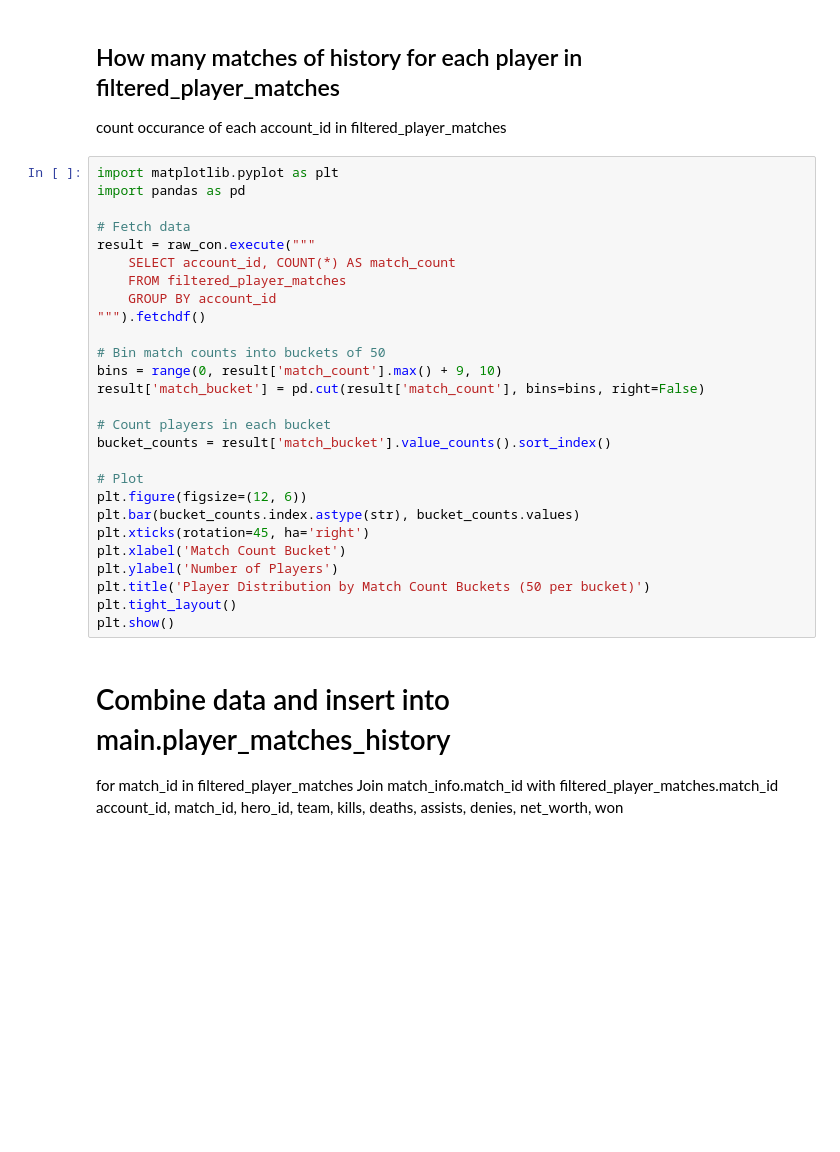
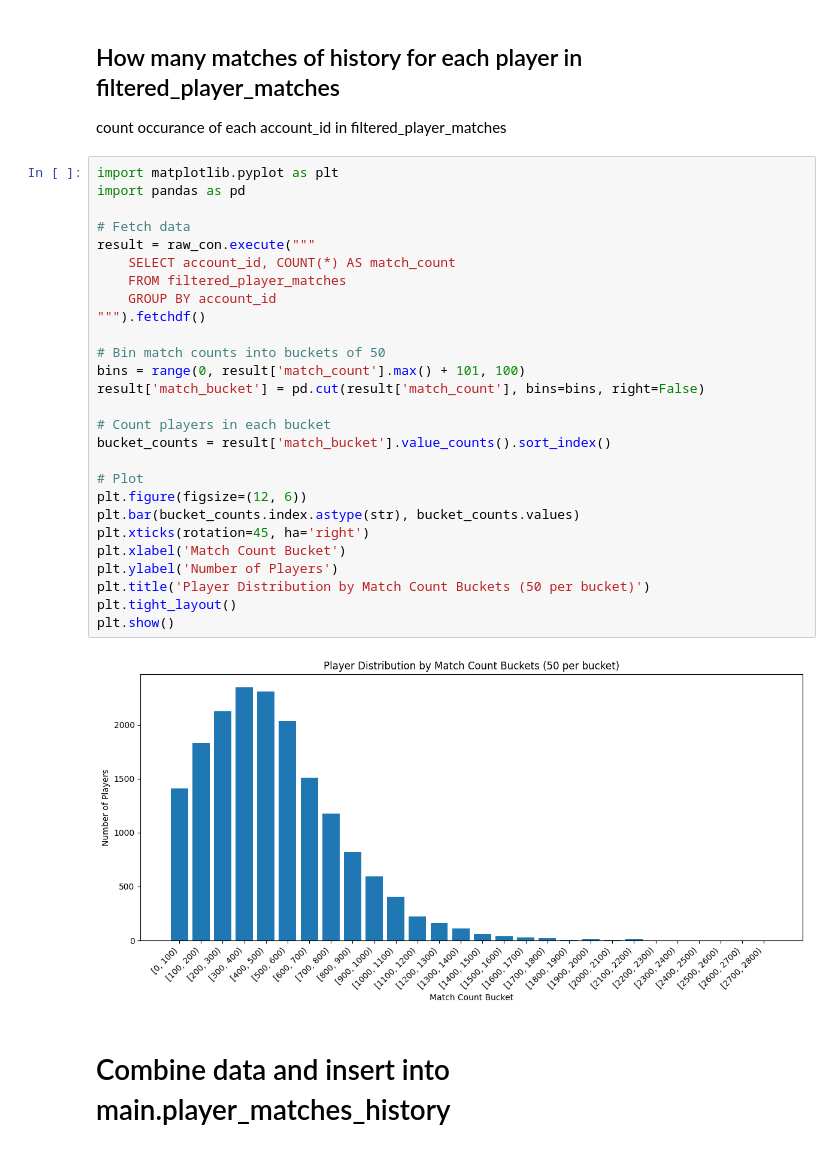
Before and after one commit to mwhittaker1/deadlock_match_prediction, a Jupyter notebook: sql_notebook.ipynb, the cells around one changed output. Cells and saved outputs as stored; diff of their text form; blank space fills up the shorter version.

Commit message:
completed player_match_history load.

```diff
--- a/sql_notebook.ipynb
+++ b/sql_notebook.ipynb
@@ -258,33 +315,31 @@ count occurance of each account_id in filtered_player_matches
 # %%
 import matplotlib.pyplot as plt
 import pandas as pd
 
 # Fetch data
 result = raw_con.execute("""
     SELECT account_id, COUNT(*) AS match_count
     FROM filtered_player_matches
     GROUP BY account_id
 """).fetchdf()
 
 # Bin match counts into buckets of 50
-bins = range(0, result['match_count'].max() + 9, 10)
+bins = range(0, result['match_count'].max() + 101, 100)
 result['match_bucket'] = pd.cut(result['match_count'], bins=bins, right=False)
 
 # Count players in each bucket
 bucket_counts = result['match_bucket'].value_counts().sort_index()
 
 # Plot
 plt.figure(figsize=(12, 6))
 plt.bar(bucket_counts.index.astype(str), bucket_counts.values)
 plt.xticks(rotation=45, ha='right')
 plt.xlabel('Match Count Bucket')
 plt.ylabel('Number of Players')
 plt.title('Player Distribution by Match Count Buckets (50 per bucket)')
 plt.tight_layout()
 plt.show()
+# %% [output]
+[figure, added]
 # %% [markdown]
 # Combine data and insert into main.player_matches_history
-for match_id in filtered_player_matches
-Join match_info.match_id with filtered_player_matches.match_id
-account_id, match_id, hero_id, team, kills, deaths, assists,
-denies, net_worth, won
```
Also changed, not shown: parts of 17 cells of this notebook.
